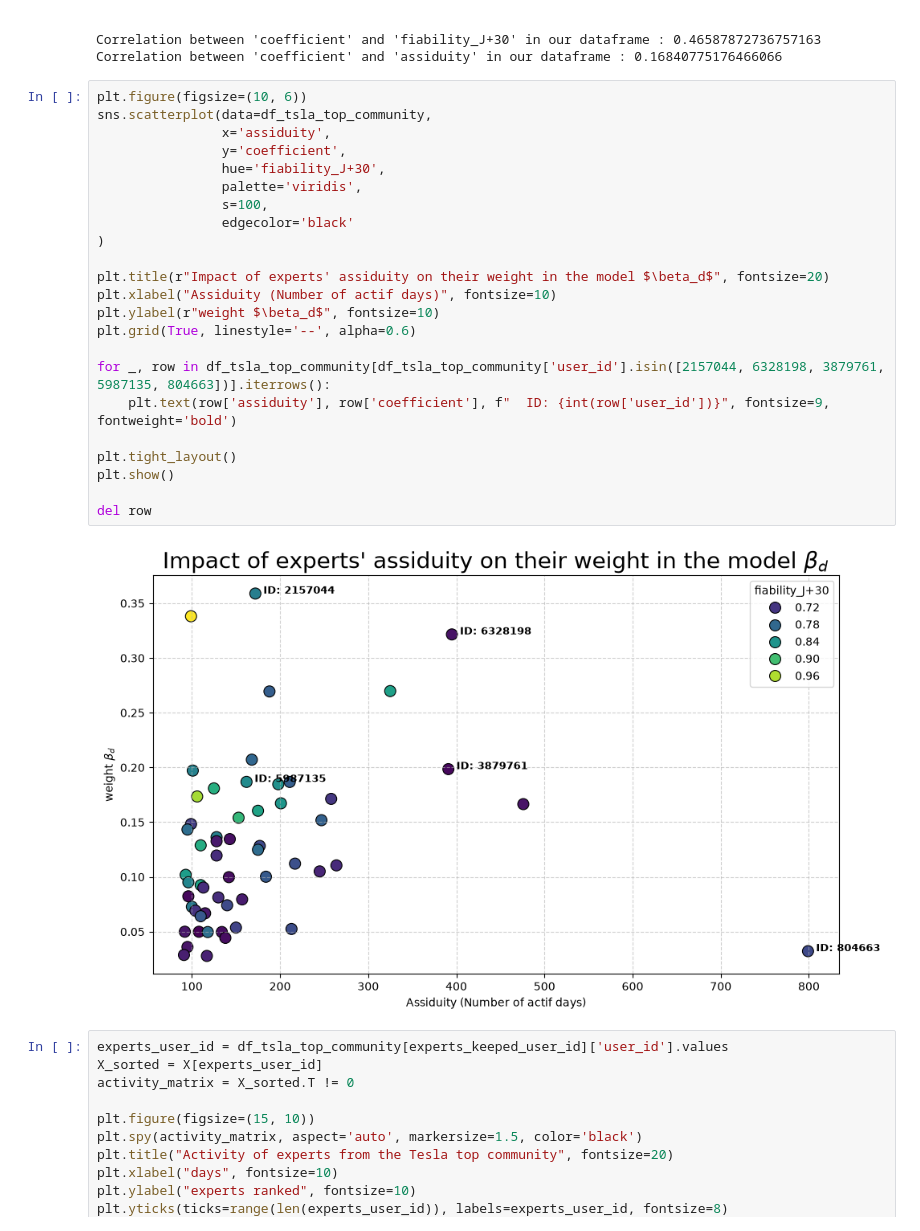
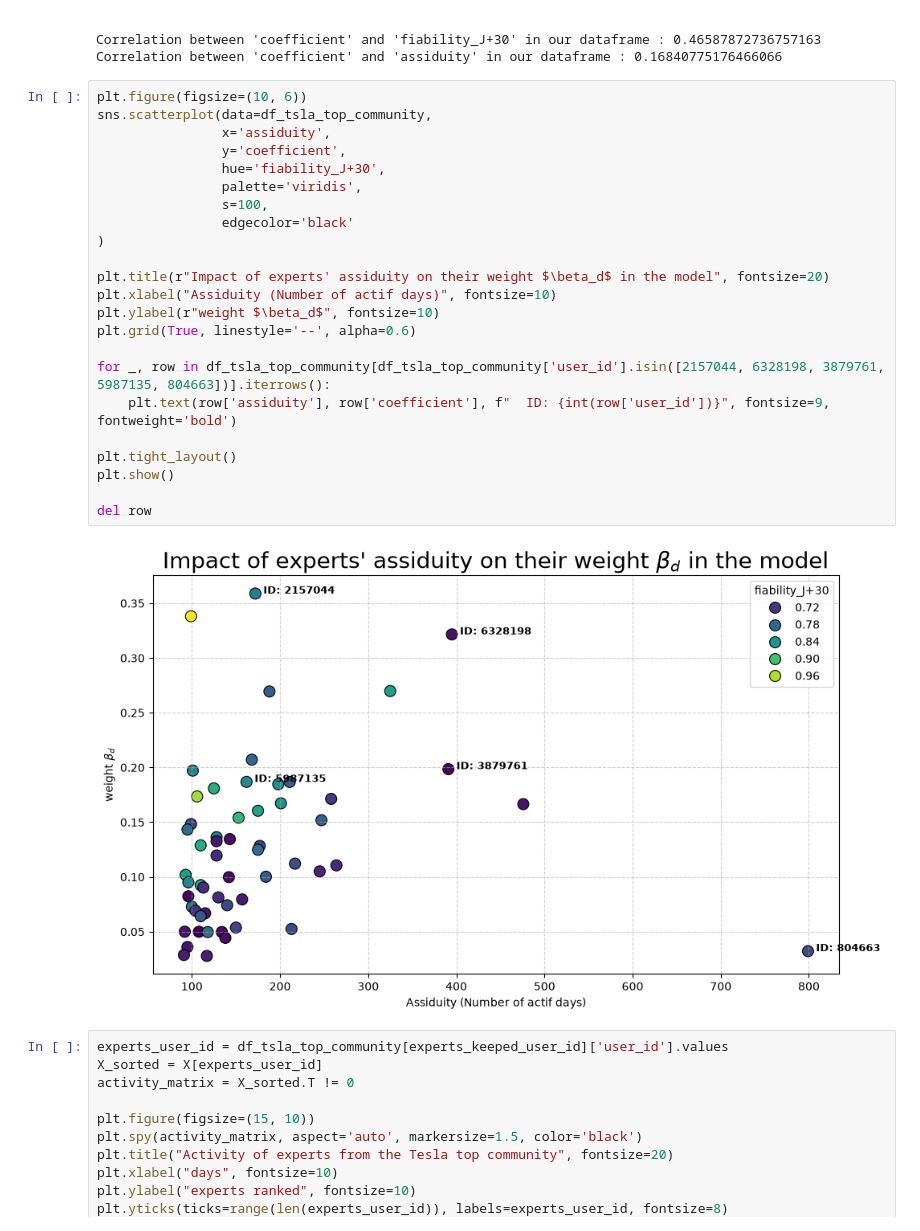
Before and after one commit to NlpProject2026/Social-Media-as-Predictive-Information-for-Stock-Market, a Jupyter notebook: src/social_media_as_predictive_information_for_stock_market/tsla_price_movement_prediction_via_stocktwits_sentiment.ipynb, the cells around one changed output. Drawn from its saved outputs; the diff is of its cells as text.

```diff
--- a/src/social_media_as_predictive_information_for_stock_market/tsla_price_movement_prediction_via_stocktwits_sentiment.ipynb
+++ b/src/social_media_as_predictive_information_for_stock_market/tsla_price_movement_prediction_via_stocktwits_sentiment.ipynb
@@ -805,28 +816,28 @@ Correlation between 'coefficient' and 'assiduity' in our dataframe : 0.168407751
 # %%
 plt.figure(figsize=(10, 6))
 sns.scatterplot(data=df_tsla_top_community,
                 x='assiduity',
                 y='coefficient',
                 hue='fiability_J+30',
                 palette='viridis',
                 s=100,
                 edgecolor='black'
 )
 
-plt.title(r"Impact of experts' assiduity on their weight in the model $\beta_d$", fontsize=20)
+plt.title(r"Impact of experts' assiduity on their weight $\beta_d$ in the model", fontsize=20)
 plt.xlabel("Assiduity (Number of actif days)", fontsize=10)
 plt.ylabel(r"weight $\beta_d$", fontsize=10)
 plt.grid(True, linestyle='--', alpha=0.6)
 
 for _, row in df_tsla_top_community[df_tsla_top_community['user_id'].isin([2157044, 6328198, 3879761, 5987135, 804663])].iterrows():
     plt.text(row['assiduity'], row['coefficient'], f"  ID: {int(row['user_id'])}", fontsize=9, fontweight='bold')
 
 plt.tight_layout()
 plt.show()
 
 del row
 # %% [output]
-[figure, old version]
+[figure, new version]
 # %%
 experts_user_id = df_tsla_top_community[experts_keeped_user_id]['user_id'].values
 X_sorted = X[experts_user_id]
```
Also changed, not shown: parts of 15 cells of this notebook, 2 other files.
